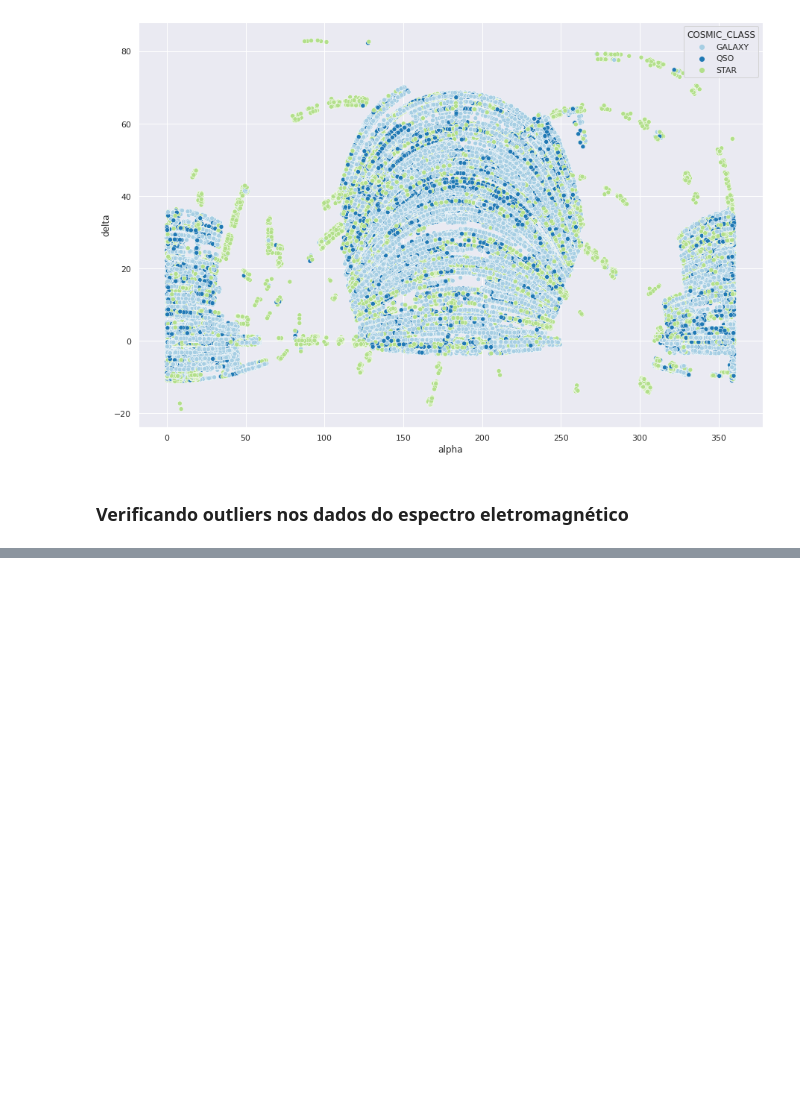
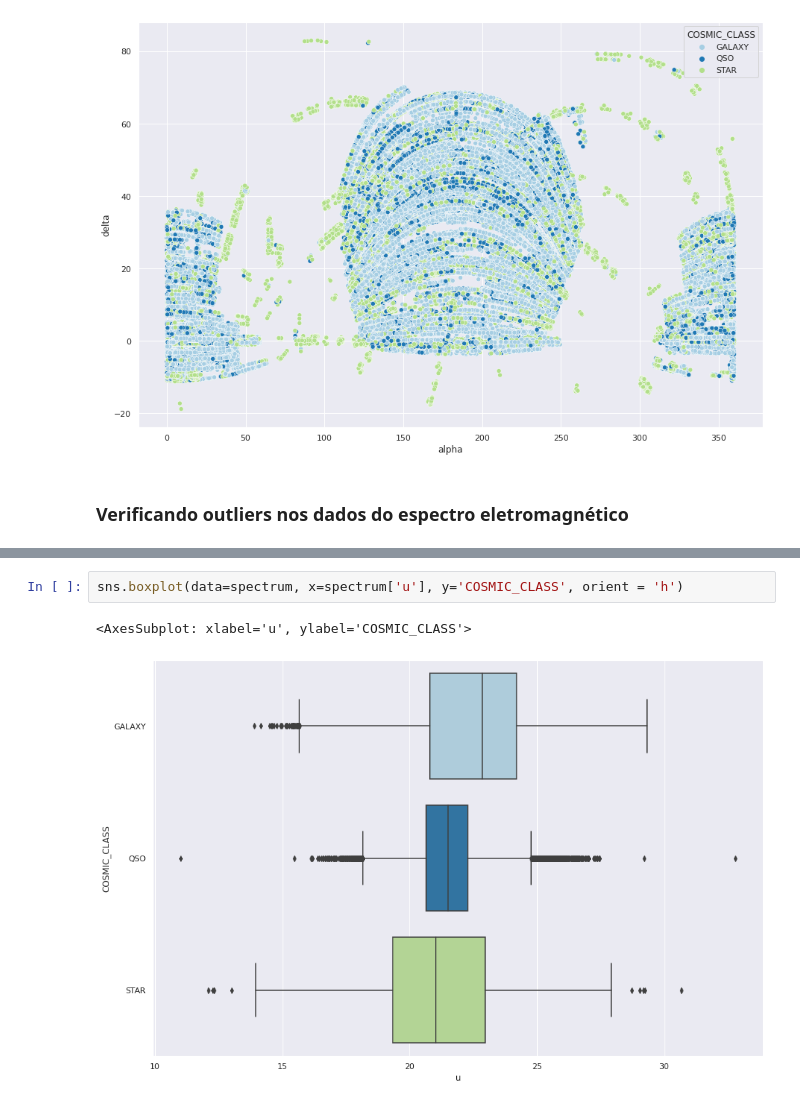
Before and after one commit to fnalmeidap/data-sci, a Jupyter notebook: project_2/P2.ipynb, the cells around one changed output, grey strips where cells are left out. Saved outputs shown, nothing was run; the diff lists cells and outputs as text; blank space fills up the shorter version.

```diff
--- a/project_2/P2.ipynb
+++ b/project_2/P2.ipynb
@@ -175,0 +182,5 @@ sns.boxplot(data=spectrum, orient='h')
+# %%
+sns.boxplot(data=spectrum, x=spectrum['u'], y='COSMIC_CLASS', orient = 'h')
+# %% [output]
+<AxesSubplot: xlabel='u', ylabel='COSMIC_CLASS'>
+[figure, added]
```
Also changed, not shown: parts of 12 cells of this notebook.
